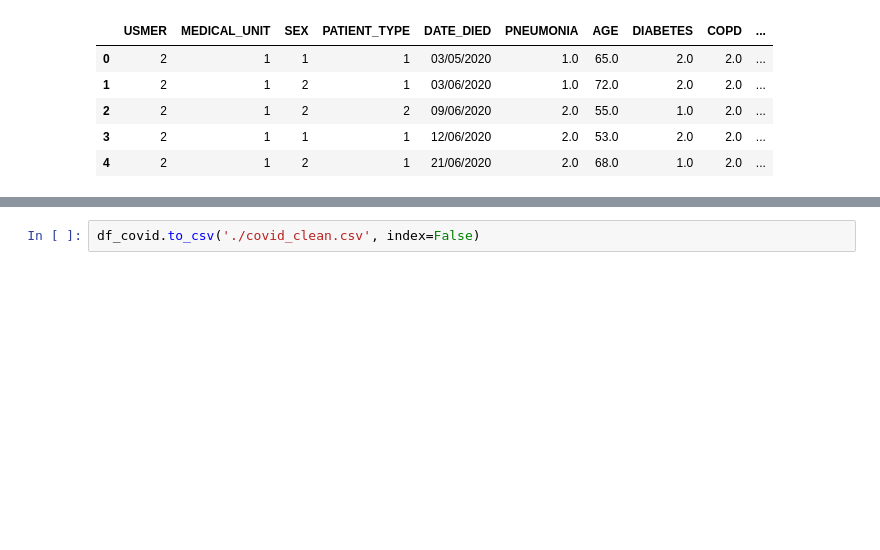
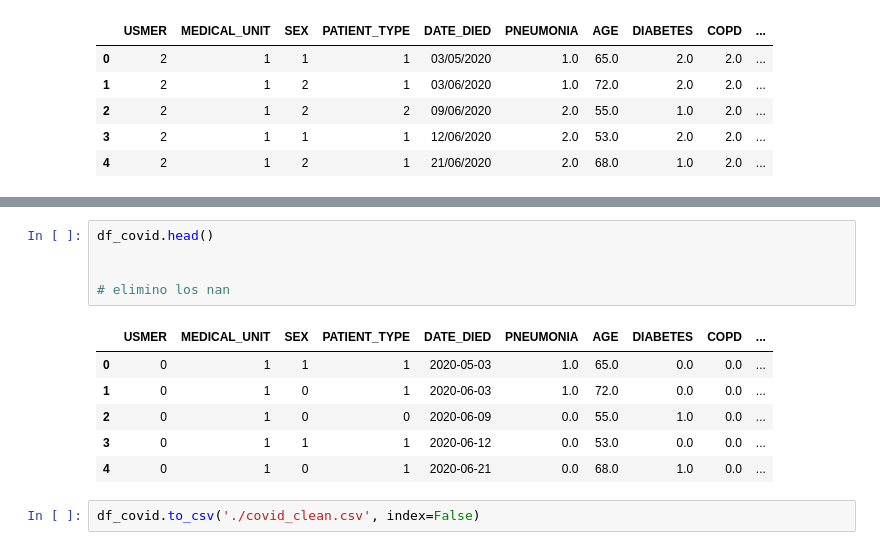
Before and after one commit to Vosinepi/covid_data_modelo_ML, a Jupyter notebook: limpieza_datos.ipynb, the cells around one changed output, grey strips where cells are left out. Saved outputs shown, nothing was run; the diff lists cells and outputs as text; blank space fills up the shorter version.

```diff
--- a/limpieza_datos.ipynb
+++ b/limpieza_datos.ipynb
@@ -194,3 +263,15 @@ df_covid.head()
+# %%
+df_covid.head()
+
+
+# elimino los nan
+# %% [output]
+|  | USMER | MEDICAL_UNIT | SEX | PATIENT_TYPE | DATE_DIED | PNEUMONIA | AGE | DIABETES | COPD | ... |
+| 0 | 0 | 1 | 1 | 1 | 2020-05-03 | 1.0 | 65.0 | 0.0 | 0.0 | ... |
+| 1 | 0 | 1 | 0 | 1 | 2020-06-03 | 1.0 | 72.0 | 0.0 | 0.0 | ... |
+| 2 | 0 | 1 | 0 | 0 | 2020-06-09 | 0.0 | 55.0 | 1.0 | 0.0 | ... |
+| 3 | 0 | 1 | 1 | 1 | 2020-06-12 | 0.0 | 53.0 | 0.0 | 0.0 | ... |
+| 4 | 0 | 1 | 0 | 1 | 2020-06-21 | 0.0 | 68.0 | 1.0 | 0.0 | ... |
 # %%
 df_covid.to_csv('./covid_clean.csv', index=False)
 # %%
```
Also changed, not shown: parts of 11 cells of this notebook, 14 other files.
